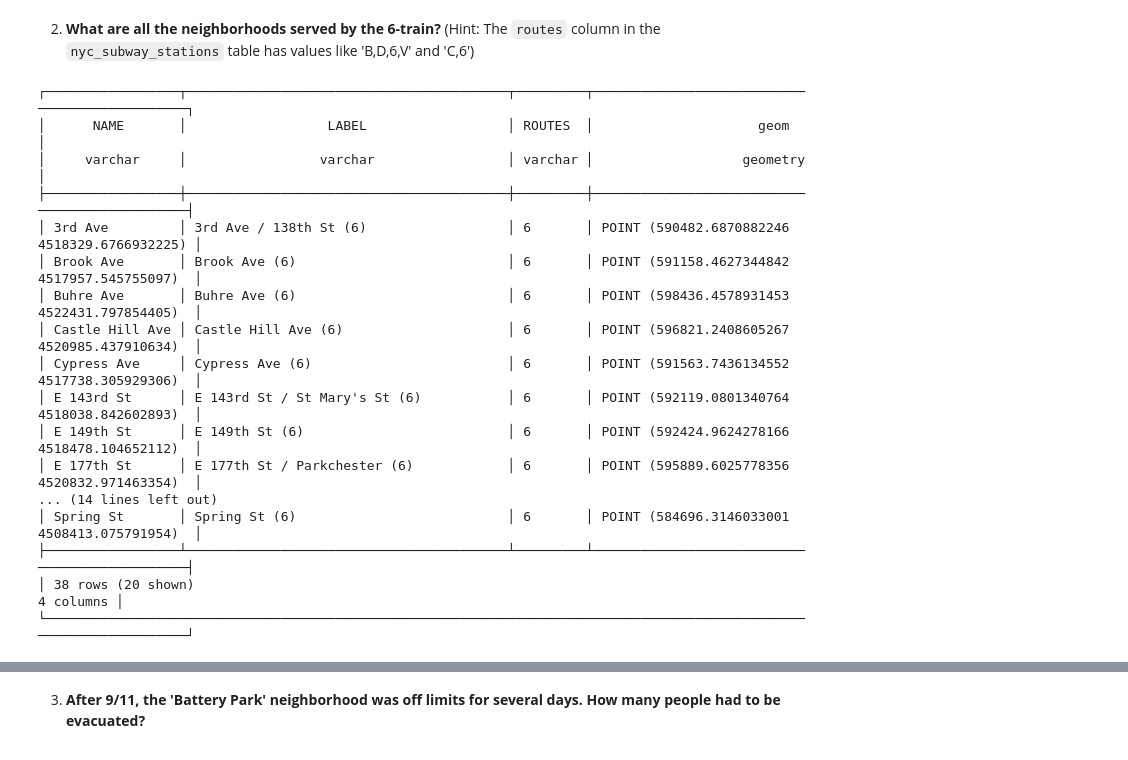
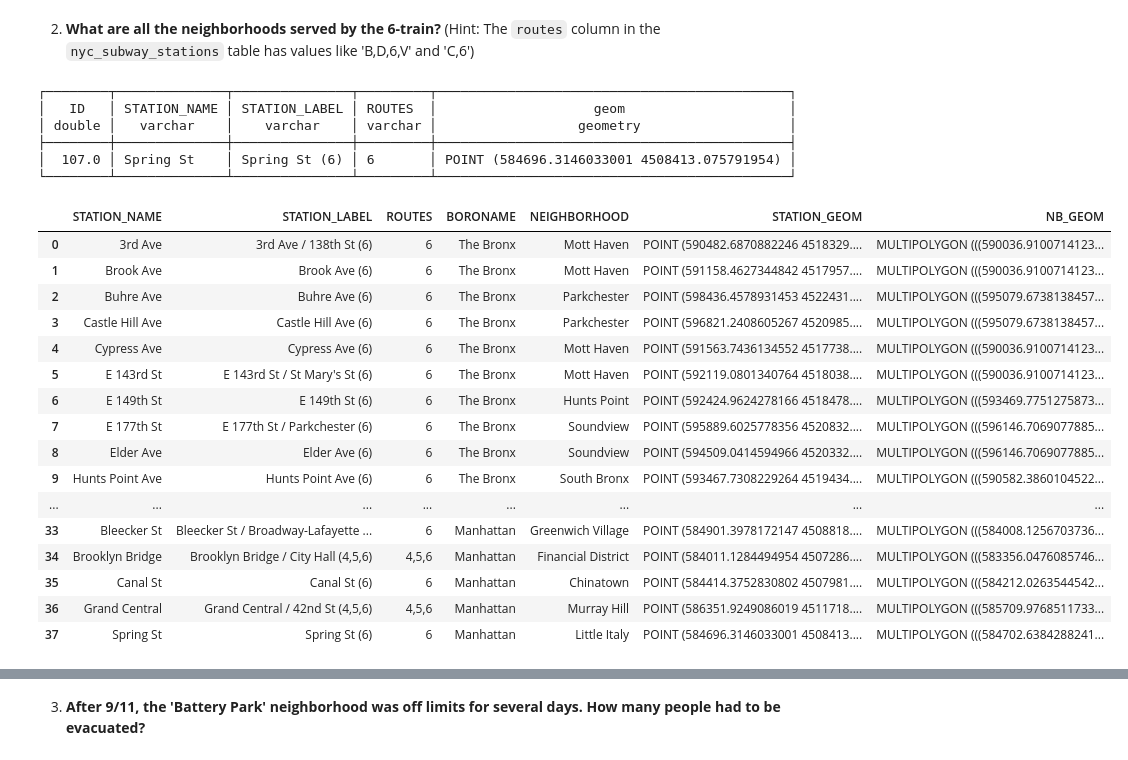
Before and after one commit to jihunnadi65/CASA0025-Lab, a Jupyter notebook: notebooks/W04_postgis2.ipynb, the cells around one changed output, grey strips where cells are left out. Cells and saved outputs as stored; diff of their text form; code cells hidden in the pictures.

```diff
--- a/notebooks/W04_postgis2.ipynb
+++ b/notebooks/W04_postgis2.ipynb
@@ -126,20 +124,9 @@ con.sql("CREATE OR REPLACE TABLE ROUTE_6 AS SELECT NAME, LABEL, ROUTES, geom FRO
 # %%
-con.sql("SELECT * FROM ROUTE_6")
+con.sql("SELECT * FROM ROUTE_6 WHERE STATION_NAME = 'Spring St'")
 # %% [output]
-┌─────────────────┬─────────────────────────────────────────┬─────────┬──────────────────────────────────────────────┐
-│      NAME       │                  LABEL                  │ ROUTES  │                     geom                     │
-│     varchar     │                 varchar                 │ varchar │                   geometry                   │
-├─────────────────┼─────────────────────────────────────────┼─────────┼──────────────────────────────────────────────┤
-│ 3rd Ave         │ 3rd Ave / 138th St (6)                  │ 6       │ POINT (590482.6870882246 4518329.6766932225) │
-│ Brook Ave       │ Brook Ave (6)                           │ 6       │ POINT (591158.4627344842 4517957.545755097)  │
-│ Buhre Ave       │ Buhre Ave (6)                           │ 6       │ POINT (598436.4578931453 4522431.797854405)  │
-│ Castle Hill Ave │ Castle Hill Ave (6)                     │ 6       │ POINT (596821.2408605267 4520985.437910634)  │
-│ Cypress Ave     │ Cypress Ave (6)                         │ 6       │ POINT (591563.7436134552 4517738.305929306)  │
-│ E 143rd St      │ E 143rd St / St Mary's St (6)           │ 6       │ POINT (592119.0801340764 4518038.842602893)  │
-│ E 149th St      │ E 149th St (6)                          │ 6       │ POINT (592424.9624278166 4518478.104652112)  │
-│ E 177th St      │ E 177th St / Parkchester (6)            │ 6       │ POINT (595889.6025778356 4520832.971463354)  │
-... (14 lines left out)
-│ Spring St       │ Spring St (6)                           │ 6       │ POINT (584696.3146033001 4508413.075791954)  │
-├─────────────────┴─────────────────────────────────────────┴─────────┴──────────────────────────────────────────────┤
-│ 38 rows (20 shown)                                                                                       4 columns │
-└────────────────────────────────────────────────────────────────────────────────────────────────────────────────────┘
+┌────────┬──────────────┬───────────────┬─────────┬─────────────────────────────────────────────┐
+│   ID   │ STATION_NAME │ STATION_LABEL │ ROUTES  │                    geom                     │
+│ double │   varchar    │    varchar    │ varchar │                  geometry                   │
+├────────┼──────────────┼───────────────┼─────────┼─────────────────────────────────────────────┤
+│  107.0 │ Spring St    │ Spring St (6) │ 6       │ POINT (584696.3146033001 4508413.075791954) │
+└────────┴──────────────┴───────────────┴─────────┴─────────────────────────────────────────────┘
@@ -146 +135,24 @@ con.sql("SELECT * FROM ROUTE_6")
+# %%
+# my answer
+route_6_neighborhoods = con.sql("SELECT r.STATION_NAME, STATION_LABEL, ROUTES, BORONAME, n.NAME AS NEIGHBORHOOD, ST_AsText(r.geom) AS STATION_GEOM, ST_AsText(n.geom) AS NB_GEOM FROM ROUTE_6 AS r LEFT JOIN nyc_neighborhoods AS n ON ST_Contains(n.geom, r.geom)").df()
+# %%
+route_6_neighborhoods
+# %% [output]
+|  | STATION_NAME | STATION_LABEL | ROUTES | BORONAME | NEIGHBORHOOD | STATION_GEOM | NB_GEOM |
+| 0 | 3rd Ave | 3rd Ave / 138th St (6) | 6 | The Bronx | Mott Haven | POINT (590482.6870882246 4518329.... | MULTIPOLYGON (((590036.9100714123... |
+| 1 | Brook Ave | Brook Ave (6) | 6 | The Bronx | Mott Haven | POINT (591158.4627344842 4517957.... | MULTIPOLYGON (((590036.9100714123... |
+| 2 | Buhre Ave | Buhre Ave (6) | 6 | The Bronx | Parkchester | POINT (598436.4578931453 4522431.... | MULTIPOLYGON (((595079.6738138457... |
+| 3 | Castle Hill Ave | Castle Hill Ave (6) | 6 | The Bronx | Parkchester | POINT (596821.2408605267 4520985.... | MULTIPOLYGON (((595079.6738138457... |
+| 4 | Cypress Ave | Cypress Ave (6) | 6 | The Bronx | Mott Haven | POINT (591563.7436134552 4517738.... | MULTIPOLYGON (((590036.9100714123... |
+| 5 | E 143rd St | E 143rd St / St Mary's St (6) | 6 | The Bronx | Mott Haven | POINT (592119.0801340764 4518038.... | MULTIPOLYGON (((590036.9100714123... |
+| 6 | E 149th St | E 149th St (6) | 6 | The Bronx | Hunts Point | POINT (592424.9624278166 4518478.... | MULTIPOLYGON (((593469.7751275873... |
+| 7 | E 177th St | E 177th St / Parkchester (6) | 6 | The Bronx | Soundview | POINT (595889.6025778356 4520832.... | MULTIPOLYGON (((596146.7069077885... |
+| 8 | Elder Ave | Elder Ave (6) | 6 | The Bronx | Soundview | POINT (594509.0414594966 4520332.... | MULTIPOLYGON (((596146.7069077885... |
+| 9 | Hunts Point Ave | Hunts Point Ave (6) | 6 | The Bronx | South Bronx | POINT (593467.7308229264 4519434.... | MULTIPOLYGON (((590582.3860104522... |
+| ... | ... | ... | ... | ... | ... | ... | ... |
+| 33 | Bleecker St | Bleecker St / Broadway-Lafayette ... | 6 | Manhattan | Greenwich Village | POINT (584901.3978172147 4508818.... | MULTIPOLYGON (((584008.1256703736... |
+| 34 | Brooklyn Bridge | Brooklyn Bridge / City Hall (4,5,6) | 4,5,6 | Manhattan | Financial District | POINT (584011.1284494954 4507286.... | MULTIPOLYGON (((583356.0476085746... |
+| 35 | Canal St | Canal St (6) | 6 | Manhattan | Chinatown | POINT (584414.3752830802 4507981.... | MULTIPOLYGON (((584212.0263544542... |
+| 36 | Grand Central | Grand Central / 42nd St (4,5,6) | 4,5,6 | Manhattan | Murray Hill | POINT (586351.9249086019 4511718.... | MULTIPOLYGON (((585709.9768511733... |
+| 37 | Spring St | Spring St (6) | 6 | Manhattan | Little Italy | POINT (584696.3146033001 4508413.... | MULTIPOLYGON (((584702.6384288241... |
 # %%
```
Also changed, not shown: parts of 17 cells of this notebook.
